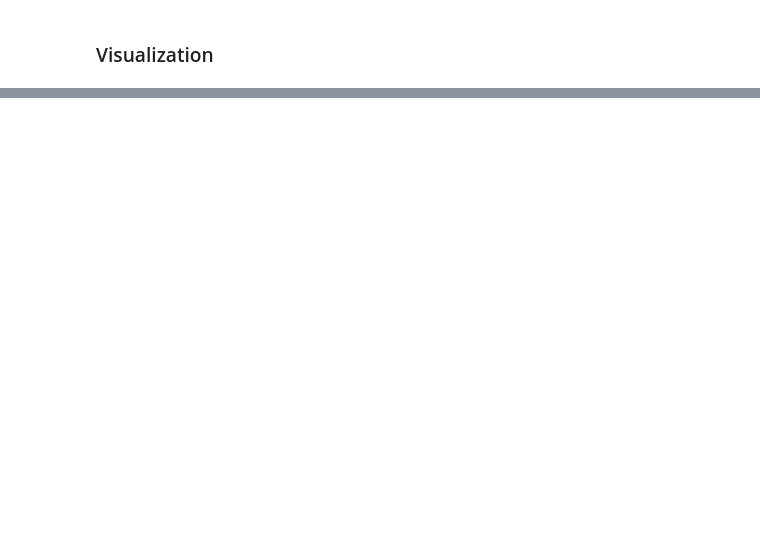
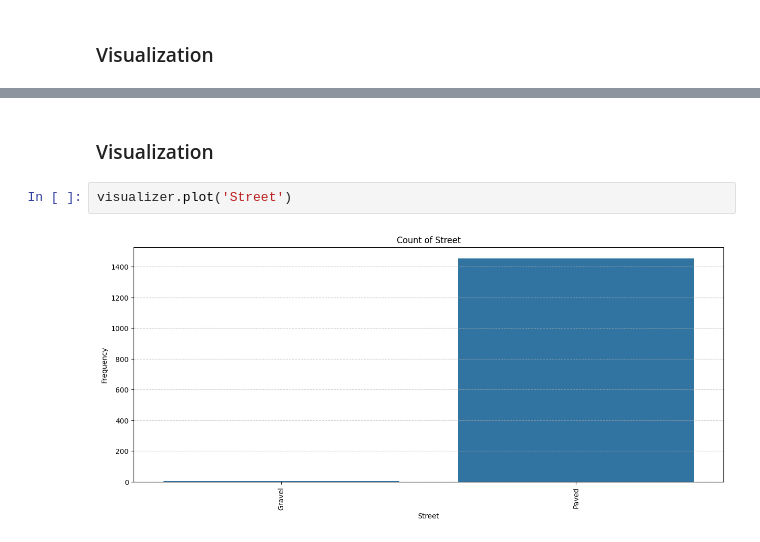
Before and after one commit to ktxdev/house-prices, a Jupyter notebook: notebooks/01_univariate_analysis_eda.ipynb, the cells around one changed output, grey strips where cells are left out. Drawn from its saved outputs; the diff is of its cells as text; blank space fills up the shorter version.

```diff
--- a/notebooks/01_univariate_analysis_eda.ipynb
+++ b/notebooks/01_univariate_analysis_eda.ipynb
@@ -126,0 +242,6 @@ visualizer.plot('MSZoning')
+# %% [markdown]
+### Visualization
+# %%
+visualizer.plot('Street')
+# %% [output]
+[figure, added]
```
Also changed, not shown: parts of 84 cells of this notebook, 1 other file.
